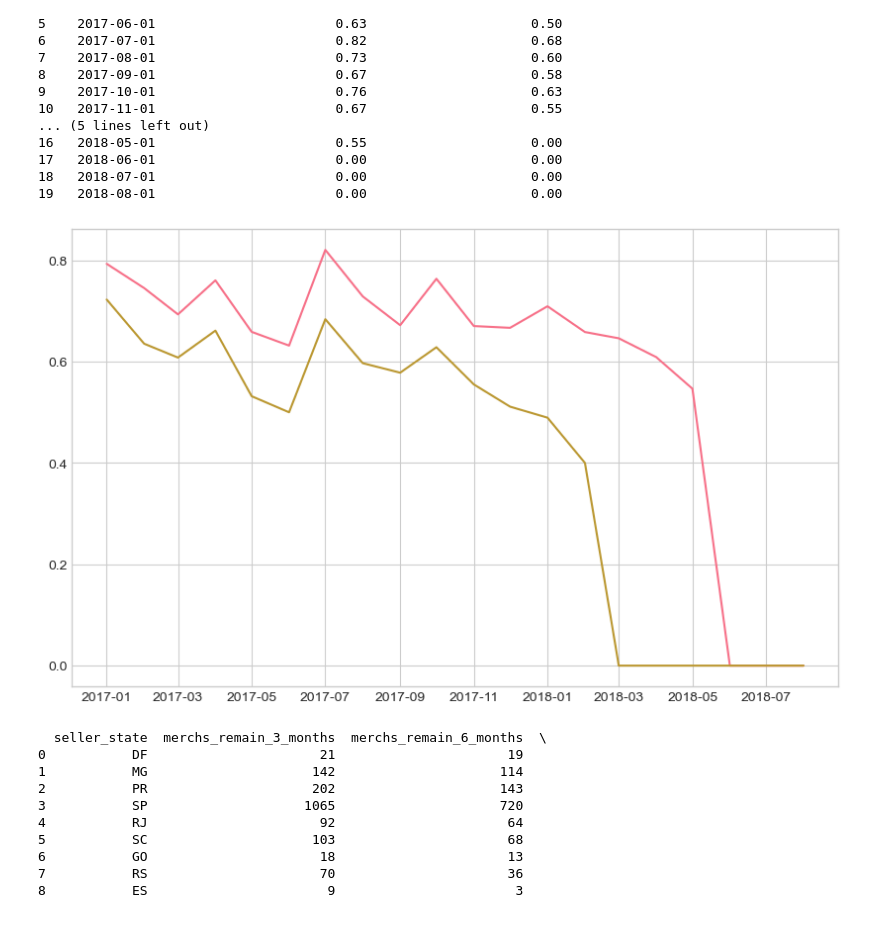
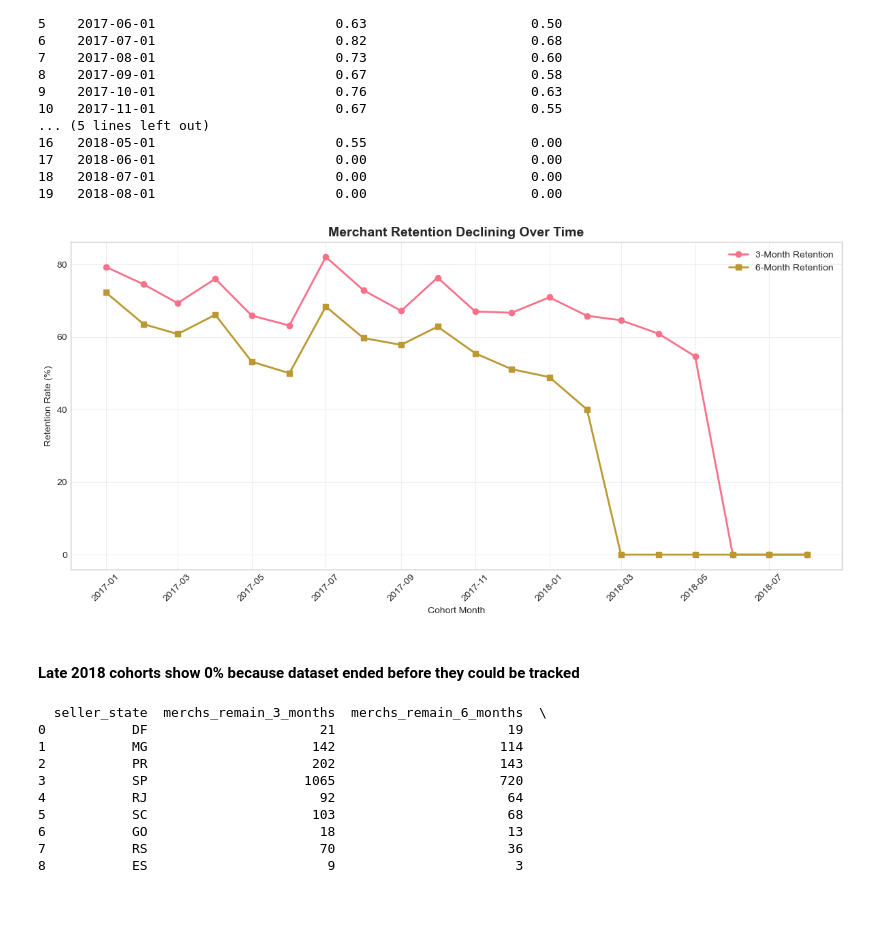
Before and after one commit to ArdahanDogru/olist-ecommerce-analytics, a Jupyter notebook: notebooks/delivery_impact_recommendations.ipynb, the cells around one changed output. Cells and saved outputs as stored; diff of their text form; code cells hidden in the pictures.

```diff
--- a/notebooks/delivery_impact_recommendations.ipynb
+++ b/notebooks/delivery_impact_recommendations.ipynb
@@ -210,15 +211,25 @@ print(retention_rate_by_cohort)
 19   2018-08-01                       0.00                     0.00
 # %%
 x = retention_rate_by_cohort['cohort_month']
-y1 = retention_rate_by_cohort['three_month_retention_pct']
-y2 = retention_rate_by_cohort['six_month_retention_pct']
+y1 = retention_rate_by_cohort['three_month_retention_pct'] * 100
+y2 = retention_rate_by_cohort['six_month_retention_pct'] * 100
 
-plt.figure(figsize=(10, 6))
-plt.plot(x, y1)
-plt.plot(x, y2)
+plt.figure(figsize=(12, 6))
+plt.plot(x, y1, marker='o', label='3-Month Retention', linewidth=2)
+plt.plot(x, y2, marker='s', label='6-Month Retention', linewidth=2)
+
+plt.xlabel('Cohort Month')
+plt.ylabel('Retention Rate (%)')
+plt.title('Merchant Retention Declining Over Time', fontsize=14, fontweight='bold')
+plt.legend()
+plt.xticks(rotation=45)
+plt.grid(True, alpha=0.3)
+plt.tight_layout()
 plt.show()
 # %% [output]
-[figure, old version]
+[figure, new version]
+# %% [markdown]
+#### Late 2018 cohorts show 0% because dataset ended before they could be tracked
 # %%
 # Plot retention rates by cohort_month
 # Two lines: 3-month and 6-month retention
```
Also changed, not shown: parts of 15 cells of this notebook.
